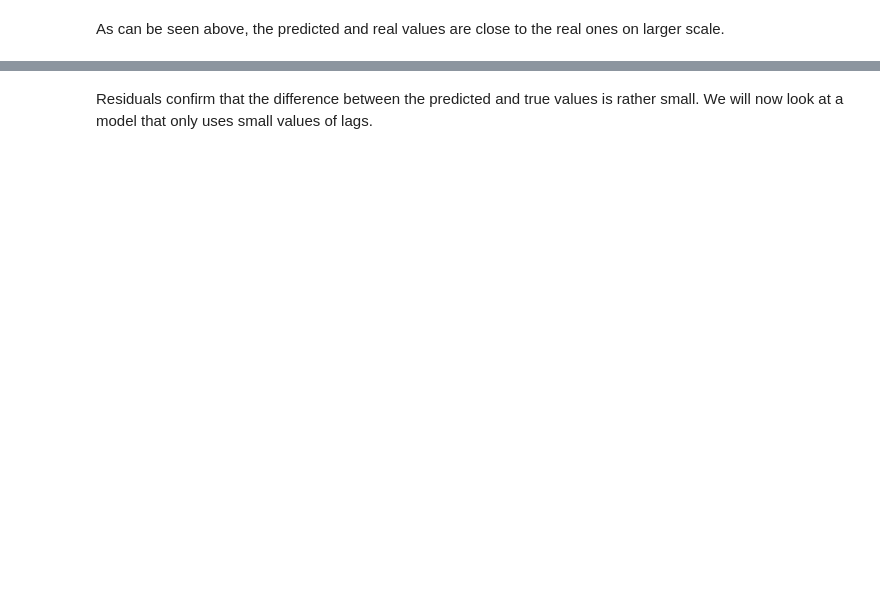
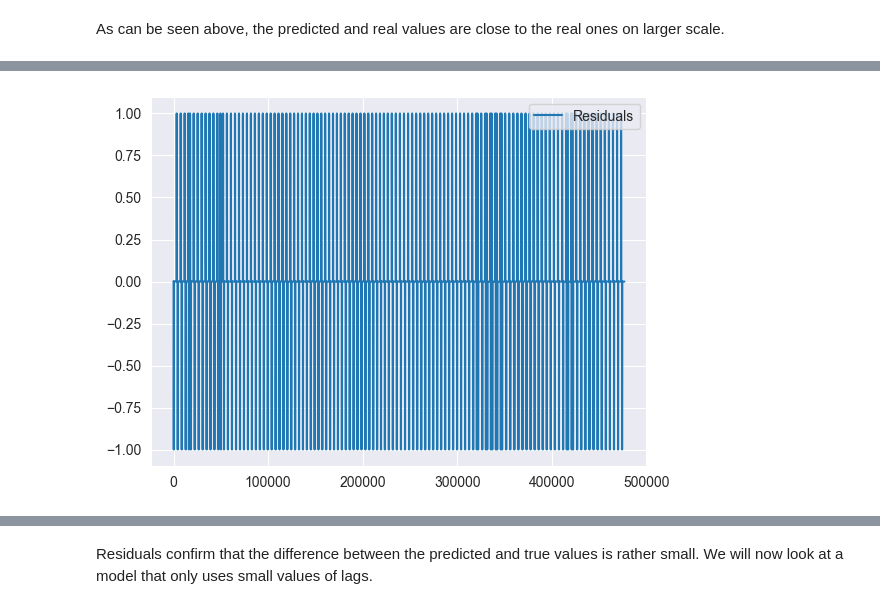
Before and after one commit to kbaran1998/CS4035-cyber-data, a Jupyter notebook: lab2/Lab2-PCA-Regression.ipynb, the cells around one changed output, grey strips where cells are left out. Saved outputs shown, nothing was run; the diff lists cells and outputs as text; code cells hidden in the pictures; blank space fills up the shorter version.

```diff
--- a/lab2/Lab2-PCA-Regression.ipynb
+++ b/lab2/Lab2-PCA-Regression.ipynb
@@ -444,0 +518,5 @@ plt.plot(train_residuals)
+# %%
+# Binary signals
+P101_ar = run_model(100, relevant_train_data_df[10000:], feature="P101")
+# %% [output]
+[figure, added]
```
Also changed, not shown: parts of 62 cells of this notebook.
